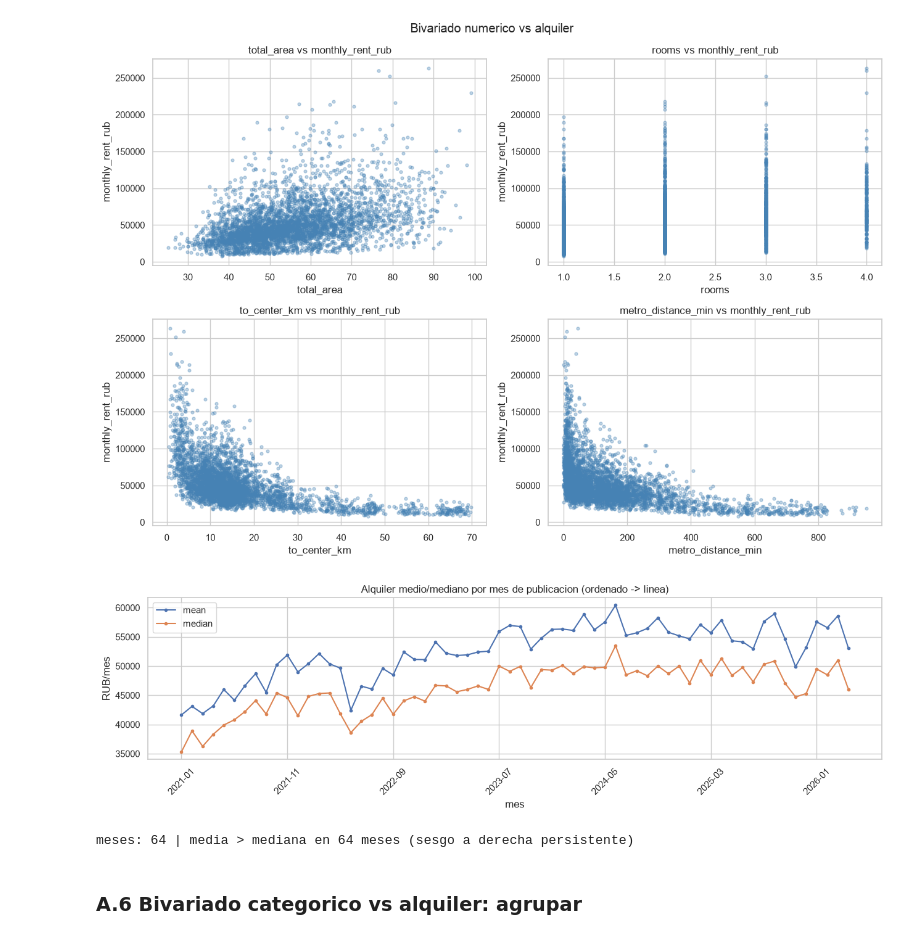
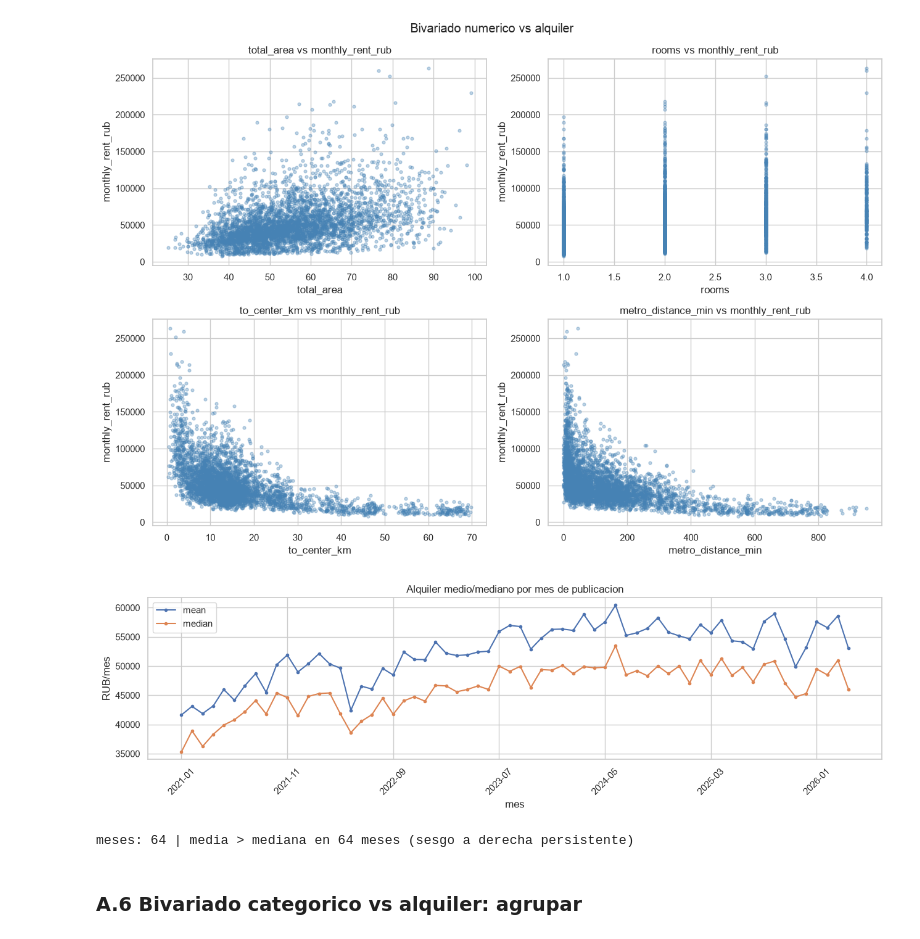
Before and after one commit to MatiasLonghino/Moscow-EDA, a Jupyter notebook: alquiler/01_EDA.ipynb, the cells around one changed output. Cells and saved outputs as stored; diff of their text form; code cells hidden in the pictures.

```diff
--- a/alquiler/01_EDA.ipynb
+++ b/alquiler/01_EDA.ipynb
@@ -313,22 +309,21 @@ plt.show()
 # %%
 rentals["year_month"] = pd.to_datetime(
     rentals["date_posted"]).dt.strftime("%Y-%m")
 mensual = rentals.groupby("year_month")[TARGET].agg(["mean", "median",
                                                      "count"])
 fig, ax = plt.subplots(figsize=(13, 4))
 mensual[["mean", "median"]].plot(ax=ax, marker="o", markersize=3)
-ax.set_title("Alquiler medio/mediano por mes de publicacion "
-             "(ordenado -> linea)")
+ax.set_title("Alquiler medio/mediano por mes de publicacion")
 ax.set_ylabel("RUB/mes")
 ax.set_xlabel("mes")
 plt.xticks(rotation=45)
 plt.tight_layout()
 plt.show()
 print("meses:", len(mensual), "| media > mediana en",
       int((mensual["mean"] > mensual["median"]).sum()),
       "meses (sesgo a derecha persistente)")
 # %% [output]
-[figure, old version]
+[figure, new version]
 meses: 64 | media > mediana en 64 meses (sesgo a derecha persistente)
 # %% [markdown]
 ### A.6 Bivariado categorico vs alquiler: agrupar
```
Also changed, not shown: parts of 5 cells of this notebook.
